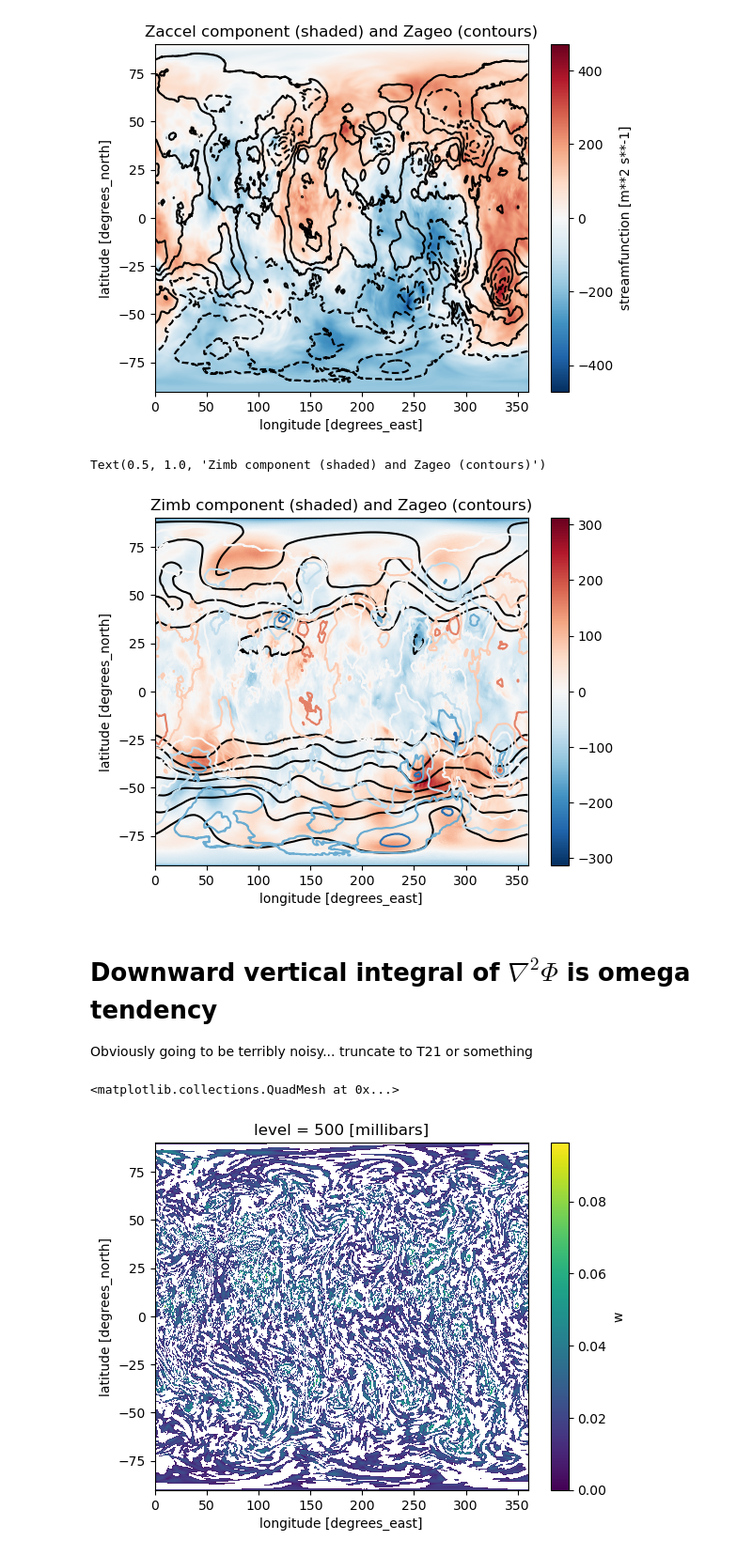
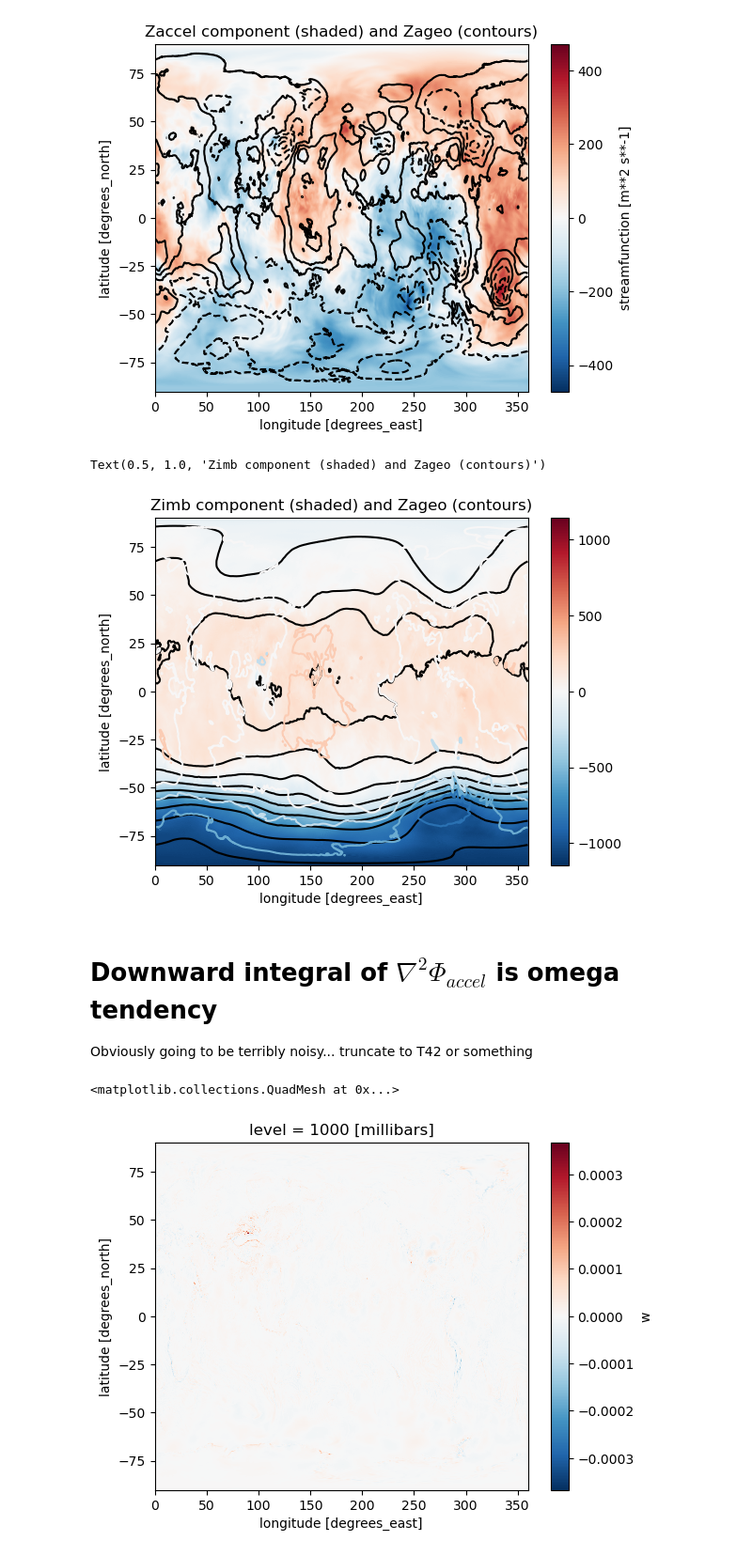
Before and after one commit to ATMOcanes/ATM651, a Jupyter notebook: Files_unsorted/Geostrophic_Phi.ipynb, the cells around one changed output. Shown at 94% size. Cells and saved outputs as stored; diff of their text form; code cells hidden in the pictures.

```diff
--- a/Files_unsorted/Geostrophic_Phi.ipynb
+++ b/Files_unsorted/Geostrophic_Phi.ipynb
@@ -157,24 +157,22 @@ Zimb = Z[1] - Zg[1] - Zhadv[1] - Zacc
 # One prooblem: is the Coriolis parameter too weak by about 5% ?
 # TEST: subtract 5% of Zg pattern. Yes indeed! At 200 mb.
 
-Zimb = Z[1] - Zg[1] - Zhadv[1] - Zacc -0.05*(Zg-globalZ)[1]
+#Zimb = Z[1] - Zg[1] - Zhadv[1] - Zacc -0.05*(Zg-globalZ)[1]
 
-Zimb[9].plot()
-Z[1][9].plot.contour(levels=10,colors='k')
-Za[1][9].plot.contour(levels=10)
+Zimb[5].plot()
+Z[1][5].plot.contour(levels=10,colors='k')
+Za[1][5].plot.contour(levels=10)
 plt.title('Zimb component (shaded) and Zageo (contours)')
 # %% [output]
 Text(0.5, 1.0, 'Zimb component (shaded) and Zageo (contours)')
-[figure, old version]
+[figure, new version]
 # %% [markdown]
-# Downward vertical integral of $\nabla^2 \Phi$ is omega tendency
-Obviously going to be terribly noisy... truncate to T21 or something
+# Downward integral of $\nabla^2 \Phi_{accel}$ is omega tendency
+Obviously going to be terribly noisy... truncate to T42 or something
 # %%
 w = e53d['w']
 wdot = (w[2]-w[0]) /2./3600.
-
-# Plot cube root
-(wdot[16]**(1/3)).plot()
+wdot[-1].plot()
 # %% [output]
 <matplotlib.collections.QuadMesh at 0x...>
-[figure, old version]
+[figure, new version]
```
Also changed, not shown: parts of 12 cells of this notebook.
